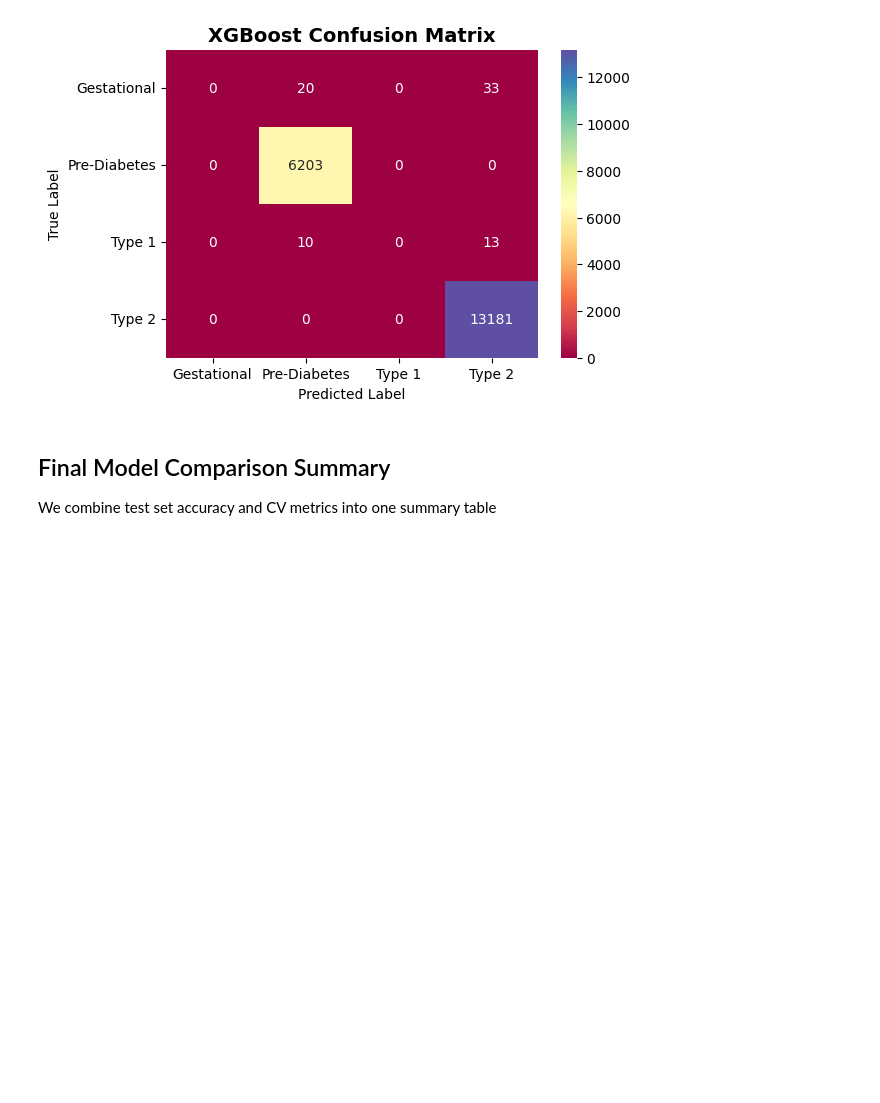
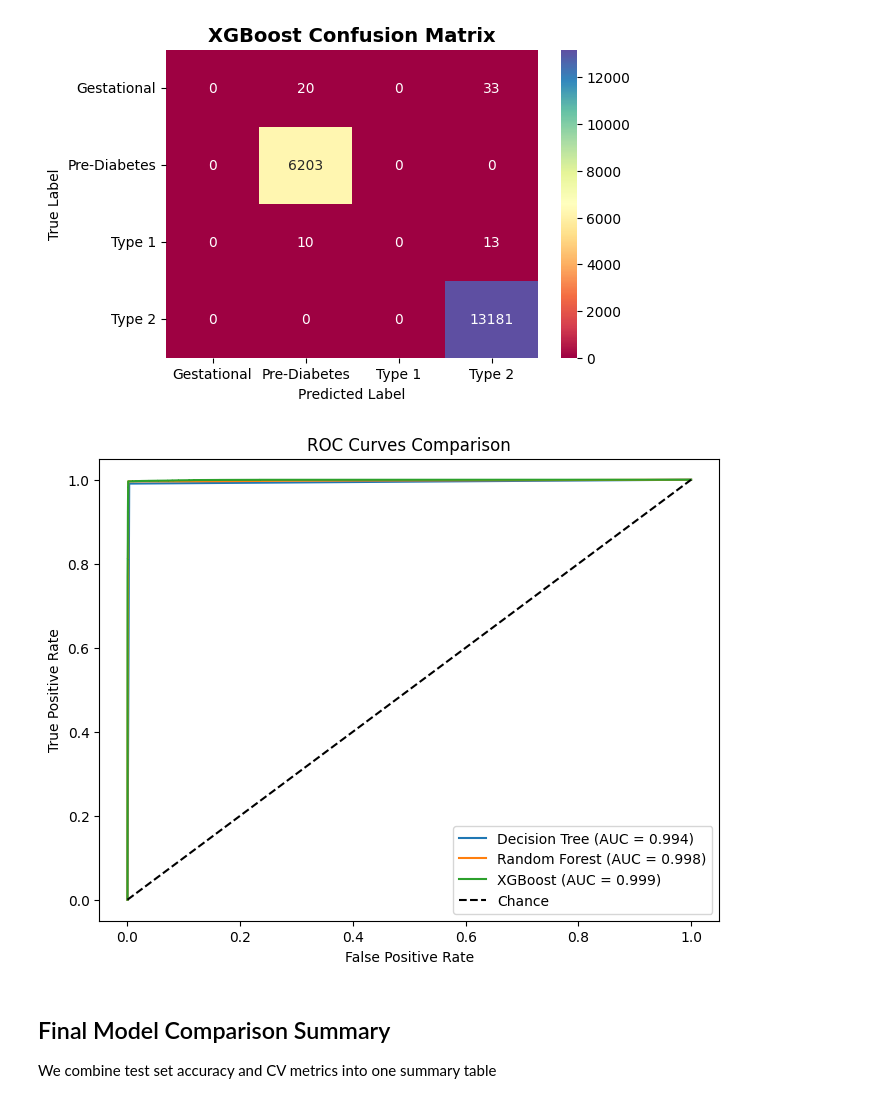
Before and after one commit to RodneyMlotshwa/diabetes-risk-management-system, a Jupyter notebook: notebooks/Classification.ipynb, the cells around one changed output. Saved outputs shown, nothing was run; the diff lists cells and outputs as text; code cells hidden in the pictures; blank space fills up the shorter version.

```diff
--- a/notebooks/Classification.ipynb
+++ b/notebooks/Classification.ipynb
@@ -139,6 +139,43 @@ Pre-Diabetes       1.00      1.00      1.00      6203
    macro avg       0.50      0.50      0.50     19460
 weighted avg       0.99      1.00      0.99     19460
 [figure]
+# %%
+from sklearn.metrics import roc_curve, auc
+from sklearn.preprocessing import label_binarize
+
+# Binarize target for multi-class ROC
+y_test_bin = label_binarize(y_test, classes=range(len(le.classes_)))
+n_classes = y_test_bin.shape[1]
+
+plt.figure(figsize=(8,6))
+
+for name, model in models.items():
+    # Predict probabilities
+    y_score = model.predict_proba(X_test)
+
+    # Compute ROC curve and AUC for each class
+    fpr, tpr, roc_auc = {}, {}, {}
+    for i in range(n_classes):
+        fpr[i], tpr[i], _ = roc_curve(y_test_bin[:, i], y_score[:, i])
+        roc_auc[i] = auc(fpr[i], tpr[i])
+
+    # Micro-average ROC curve
+    fpr_micro, tpr_micro, _ = roc_curve(y_test_bin.ravel(), y_score.ravel())
+    roc_auc_micro = auc(fpr_micro, tpr_micro)
+
+    plt.plot(fpr_micro, tpr_micro,
+             label=f"{name} (AUC = {roc_auc_micro:.3f})")
+
+# Plot baseline
+plt.plot([0,1],[0,1],'k--',label="Chance")
+
+plt.title("ROC Curves Comparison")
+plt.xlabel("False Positive Rate")
+plt.ylabel("True Positive Rate")
+plt.legend(loc="lower right")
+plt.show()
+# %% [output]
+[figure, added]
 # %%
 # Evaluate each model with 5-fold cross-validation
 cv_results = {}
```
